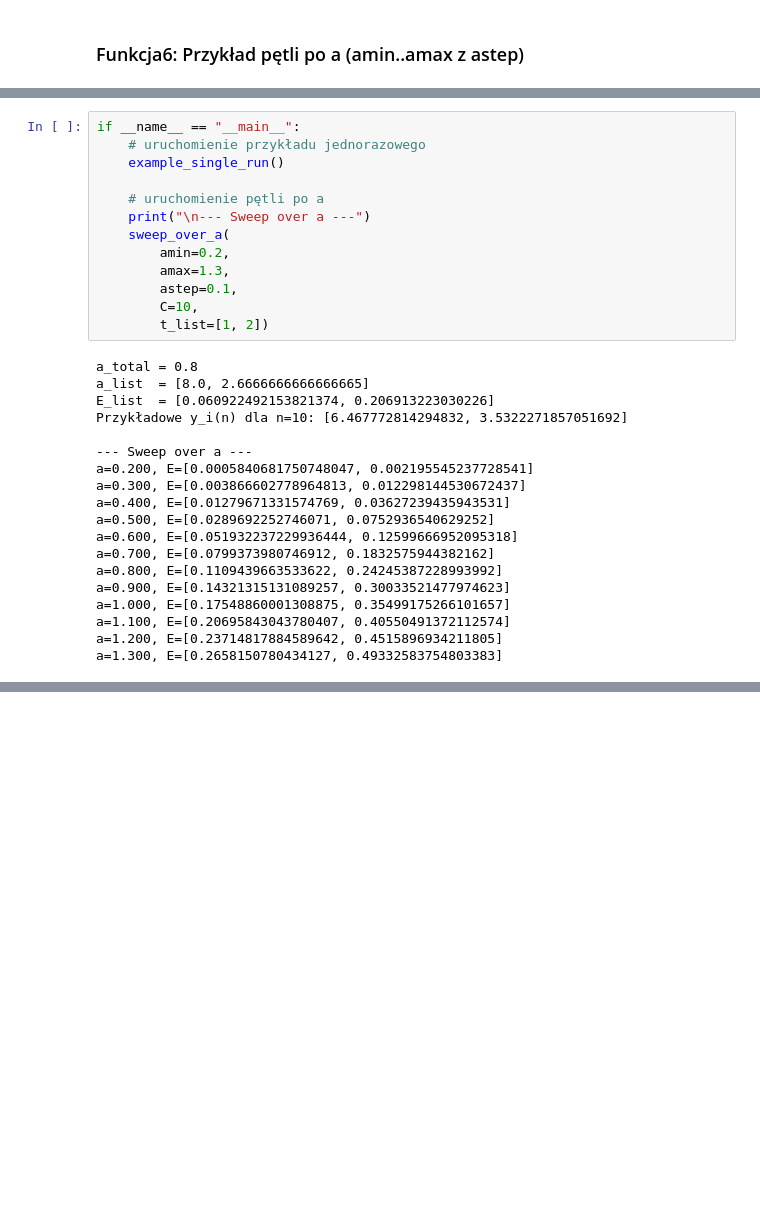
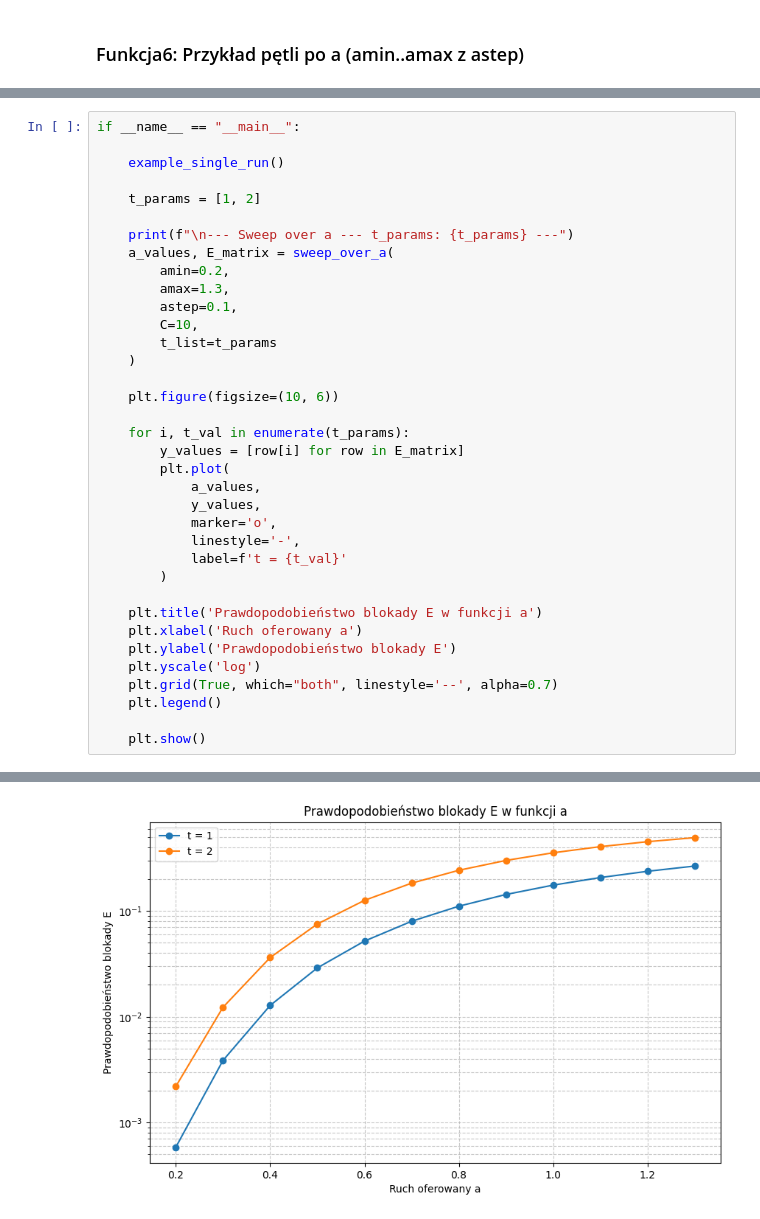
Before and after one commit to marcelbiezunski/projektowanie_sieci_telekomunikacyjnych, a Jupyter notebook: cwiczenia2.ipynb, the cells around one changed output, grey strips where cells are left out. Drawn from its saved outputs; the diff is of its cells as text; blank space fills up the shorter version.

```diff
--- a/cwiczenia2.ipynb
+++ b/cwiczenia2.ipynb
@@ -190,35 +190,40 @@ def sweep_over_a(
         a += astep
 
     return a_values, E_values_per_class
-# %%
-if __name__ == "__main__":
-    # uruchomienie przykładu jednorazowego
-    example_single_run()
-
-    # uruchomienie pętli po a
-    print("\n--- Sweep over a ---")
-    sweep_over_a(
-        amin=0.2,
-        amax=1.3,
-        astep=0.1,
-        C=10,
-        t_list=[1, 2])
-# %% [output]
-a_total = 0.8
-a_list  = [8.0, 2.6666666666666665]
-E_list  = [0.060922492153821374, 0.206913223030226]
-Przykładowe y_i(n) dla n=10: [6.467772814294832, 3.5322271857051692]
-
---- Sweep over a ---
-a=0.200, E=[0.0005840681750748047, 0.002195545237728541]
-a=0.300, E=[0.003866602778964813, 0.012298144530672437]
-a=0.400, E=[0.01279671331574769, 0.03627239435943531]
-a=0.500, E=[0.0289692252746071, 0.0752936540629252]
-a=0.600, E=[0.051932237229936444, 0.12599666952095318]
-a=0.700, E=[0.0799373980746912, 0.1832575944382162]
-a=0.800, E=[0.1109439663533622, 0.24245387228993992]
-a=0.900, E=[0.14321315131089257, 0.30033521477974623]
-a=1.000, E=[0.17548860001308875, 0.35499175266101657]
-a=1.100, E=[0.20695843043780407, 0.40550491372112574]
-a=1.200, E=[0.23714817884589642, 0.4515896934211805]
-a=1.300, E=[0.2658150780434127, 0.49332583754803383]
+# %%
+if __name__ == "__main__":
+
+    example_single_run()
+
+    t_params = [1, 2]
+
+    print(f"\n--- Sweep over a --- t_params: {t_params} ---")
+    a_values, E_matrix = sweep_over_a(
+        amin=0.2,
+        amax=1.3,
+        astep=0.1,
+        C=10,
+        t_list=t_params
+    )
+
+    plt.figure(figsize=(10, 6))
+
+    for i, t_val in enumerate(t_params):
+        y_values = [row[i] for row in E_matrix]
+        plt.plot(
+            a_values,
+            y_values,
+            marker='o',
+            linestyle='-',
+            label=f't = {t_val}'
+        )
+
+    plt.title('Prawdopodobieństwo blokady E w funkcji a')
+    plt.xlabel('Ruch oferowany a')
+    plt.ylabel('Prawdopodobieństwo blokady E')
+    plt.yscale('log')
+    plt.grid(True, which="both", linestyle='--', alpha=0.7)
+    plt.legend()
+
+    plt.show()
+# %% [output]
@@ -224,0 +248 @@ a=1.300, E=[0.2658150780434127, 0.49332583754803383]
+[figure, added]
```
Also changed, not shown: parts of 4 cells of this notebook, 5 other files.
